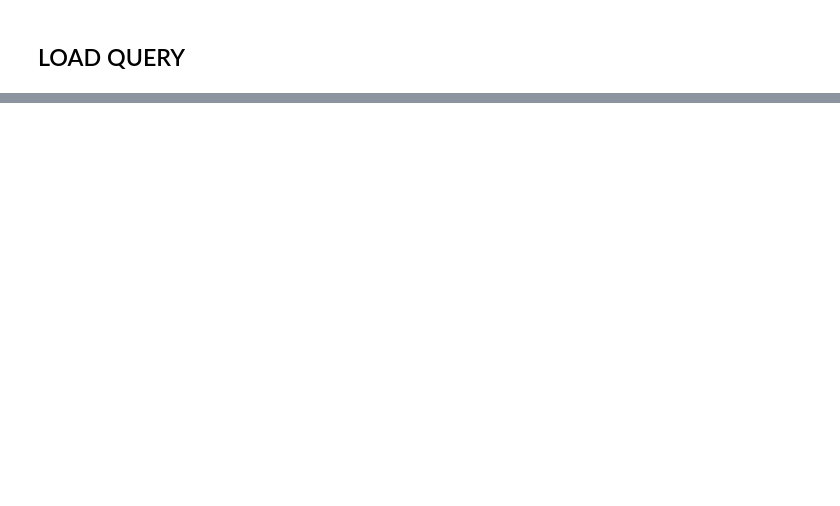
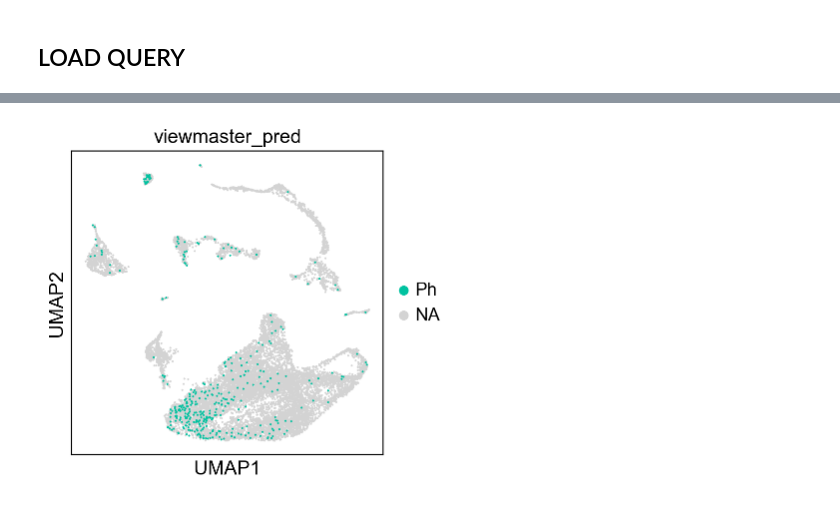
Before and after one commit to furlan-lab/pyviewmaster, a Jupyter notebook: notebooks/02_bulk_reference.ipynb, the cells around one changed output, grey strips where cells are left out. Cells and saved outputs as stored; diff of their text form; code cells hidden in the pictures; blank space fills up the shorter version.

```diff
--- a/notebooks/02_bulk_reference.ipynb
+++ b/notebooks/02_bulk_reference.ipynb
@@ -511,2 +118,4 @@ sc.pl.umap(query, color = "viewmaster_pred")
 # %%
-sc.pl.umap(query, color = "viewmaster_pred", groups = "Ph-like")
+sc.pl.umap(adata, color = "viewmaster_pred", groups = "Ph")
+# %% [output]
+[figure, added]
```
Also changed, not shown: parts of 30 cells of this notebook.
